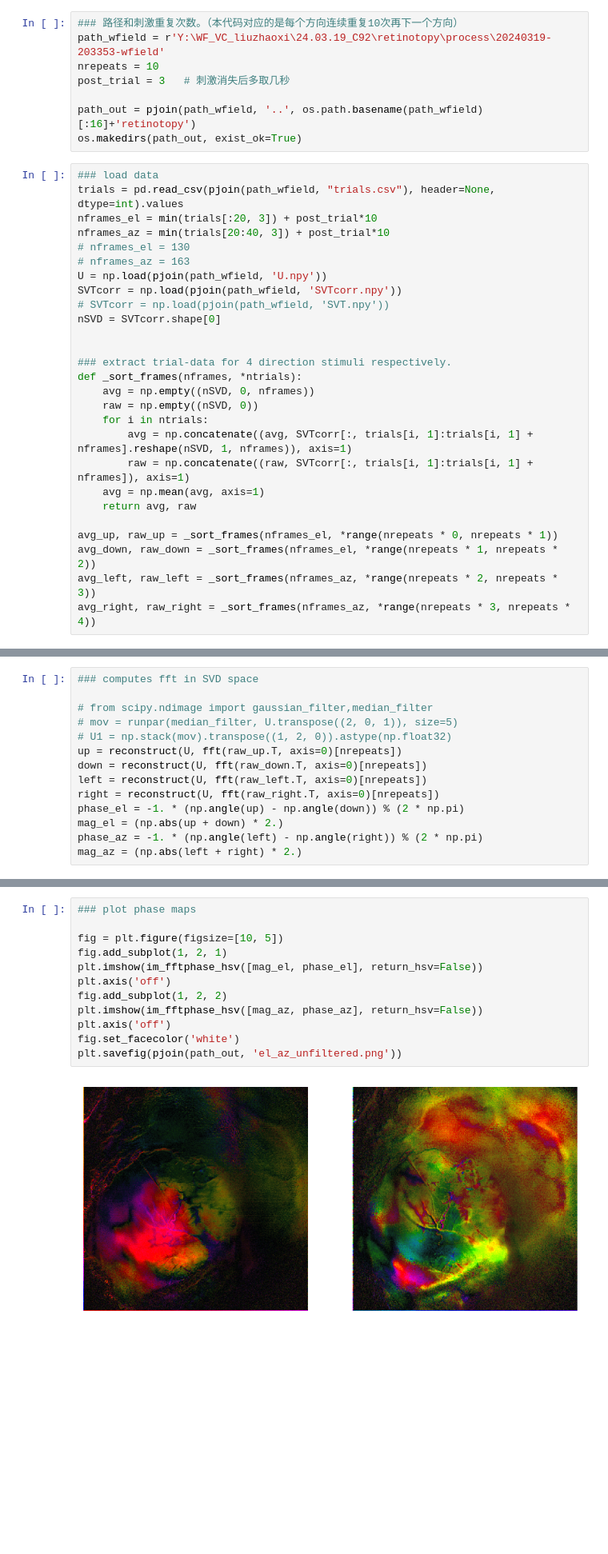
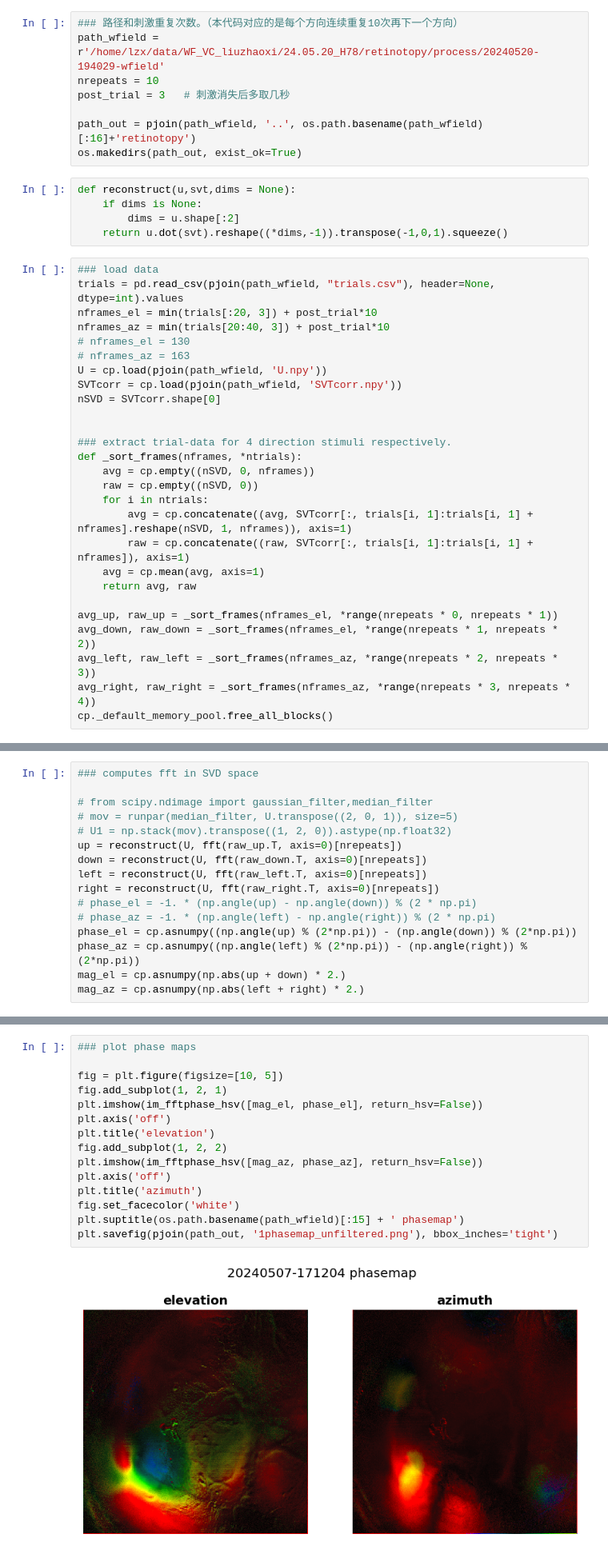
Before and after one commit to Zhaoxi-Liu/widefield_imaging_analysis, a Jupyter notebook: others/phasemap.ipynb, the cells around one changed output, grey strips where cells are left out. Shown at 80% size. Drawn from its saved outputs; the diff is of its cells as text; blank space fills up the shorter version.

```diff
--- a/others/phasemap.ipynb
+++ b/others/phasemap.ipynb
@@ -13,11 +18,16 @@ from tifffile import imwrite
 # %%
 ### 路径和刺激重复次数。（本代码对应的是每个方向连续重复10次再下一个方向）
-path_wfield = r'Y:\WF_VC_liuzhaoxi\24.03.19_C92\retinotopy\process\20240319-203353-wfield'
+path_wfield = r'/home/lzx/data/WF_VC_liuzhaoxi/24.05.20_H78/retinotopy/process/20240520-194029-wfield'
 nrepeats = 10
 post_trial = 3   # 刺激消失后多取几秒
 
 path_out = pjoin(path_wfield, '..', os.path.basename(path_wfield)[:16]+'retinotopy')
 os.makedirs(path_out, exist_ok=True)
+# %%
+def reconstruct(u,svt,dims = None):
+    if dims is None:
+        dims = u.shape[:2]
+    return u.dot(svt).reshape((*dims,-1)).transpose(-1,0,1).squeeze()
 # %%
 ### load data
 trials = pd.read_csv(pjoin(path_wfield, "trials.csv"), header=None, dtype=int).values
@@ -25,24 +35,24 @@ nframes_el = min(trials[:20, 3]) + post_trial*10
 nframes_az = min(trials[20:40, 3]) + post_trial*10
 # nframes_el = 130
 # nframes_az = 163
-U = np.load(pjoin(path_wfield, 'U.npy'))
-SVTcorr = np.load(pjoin(path_wfield, 'SVTcorr.npy'))
-# SVTcorr = np.load(pjoin(path_wfield, 'SVT.npy'))
+U = cp.load(pjoin(path_wfield, 'U.npy'))
+SVTcorr = cp.load(pjoin(path_wfield, 'SVTcorr.npy'))
 nSVD = SVTcorr.shape[0]
 
 
 ### extract trial-data for 4 direction stimuli respectively.
 def _sort_frames(nframes, *ntrials):
-    avg = np.empty((nSVD, 0, nframes))
-    raw = np.empty((nSVD, 0))
+    avg = cp.empty((nSVD, 0, nframes))
+    raw = cp.empty((nSVD, 0))
     for i in ntrials:
-        avg = np.concatenate((avg, SVTcorr[:, trials[i, 1]:trials[i, 1] + nframes].reshape(nSVD, 1, nframes)), axis=1)
-        raw = np.concatenate((raw, SVTcorr[:, trials[i, 1]:trials[i, 1] + nframes]), axis=1)
-    avg = np.mean(avg, axis=1)
+        avg = cp.concatenate((avg, SVTcorr[:, trials[i, 1]:trials[i, 1] + nframes].reshape(nSVD, 1, nframes)), axis=1)
+        raw = cp.concatenate((raw, SVTcorr[:, trials[i, 1]:trials[i, 1] + nframes]), axis=1)
+    avg = cp.mean(avg, axis=1)
     return avg, raw
 
 avg_up, raw_up = _sort_frames(nframes_el, *range(nrepeats * 0, nrepeats * 1))
 avg_down, raw_down = _sort_frames(nframes_el, *range(nrepeats * 1, nrepeats * 2))
 avg_left, raw_left = _sort_frames(nframes_az, *range(nrepeats * 2, nrepeats * 3))
 avg_right, raw_right = _sort_frames(nframes_az, *range(nrepeats * 3, nrepeats * 4))
+cp._default_memory_pool.free_all_blocks()
 # %%
@@ -73,7 +85,9 @@ up = reconstruct(U, fft(raw_up.T, axis=0)[nrepeats])
 down = reconstruct(U, fft(raw_down.T, axis=0)[nrepeats])
 left = reconstruct(U, fft(raw_left.T, axis=0)[nrepeats])
 right = reconstruct(U, fft(raw_right.T, axis=0)[nrepeats])
-phase_el = -1. * (np.angle(up) - np.angle(down)) % (2 * np.pi)
-mag_el = (np.abs(up + down) * 2.)
-phase_az = -1. * (np.angle(left) - np.angle(right)) % (2 * np.pi)
-mag_az = (np.abs(left + right) * 2.)
+# phase_el = -1. * (np.angle(up) - np.angle(down)) % (2 * np.pi)
+# phase_az = -1. * (np.angle(left) - np.angle(right)) % (2 * np.pi)
+phase_el = cp.asnumpy((np.angle(up) % (2*np.pi)) - (np.angle(down)) % (2*np.pi))
+phase_az = cp.asnumpy((np.angle(left) % (2*np.pi)) - (np.angle(right)) % (2*np.pi))
+mag_el = cp.asnumpy(np.abs(up + down) * 2.)
+mag_az = cp.asnumpy(np.abs(left + right) * 2.)
@@ -80,17 +206,20 @@ mag_az = (np.abs(left + right) * 2.)
 # %%
 ### plot phase maps
 
 fig = plt.figure(figsize=[10, 5])
 fig.add_subplot(1, 2, 1)
 plt.imshow(im_fftphase_hsv([mag_el, phase_el], return_hsv=False))
 plt.axis('off')
+plt.title('elevation')
 fig.add_subplot(1, 2, 2)
 plt.imshow(im_fftphase_hsv([mag_az, phase_az], return_hsv=False))
 plt.axis('off')
+plt.title('azimuth')
 fig.set_facecolor('white')
-plt.savefig(pjoin(path_out, 'el_az_unfiltered.png'))
+plt.suptitle(os.path.basename(path_wfield)[:15] + ' phasemap')
+plt.savefig(pjoin(path_out, '1phasemap_unfiltered.png'), bbox_inches='tight')
 # %% [output]
-[figure, old version]
+[figure, new version]
 # %%
 ### plot sign maps
 
```
Also changed, not shown: parts of 7 cells of this notebook, 28 other files.
